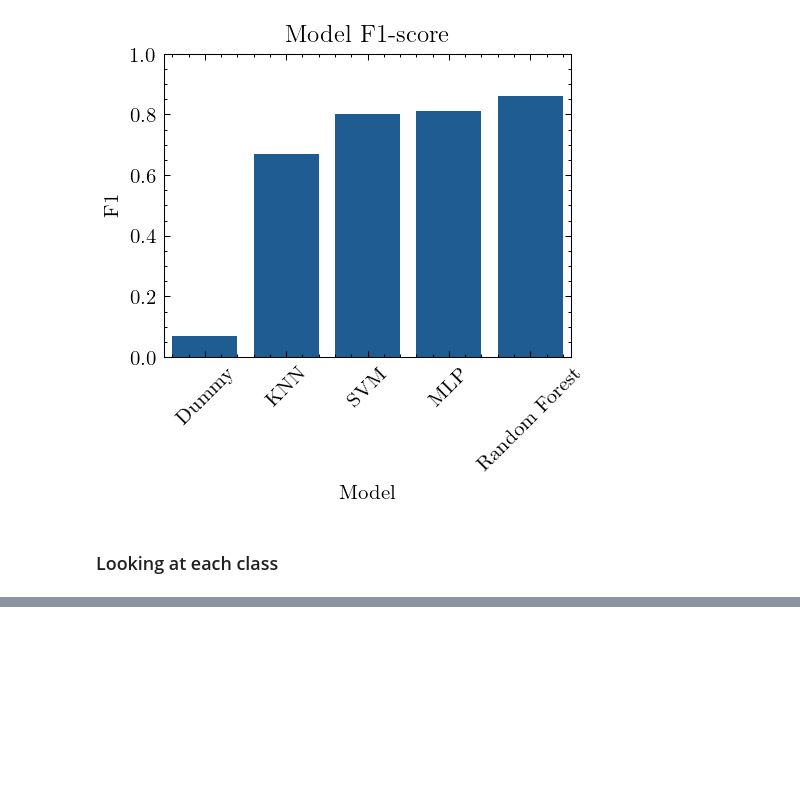
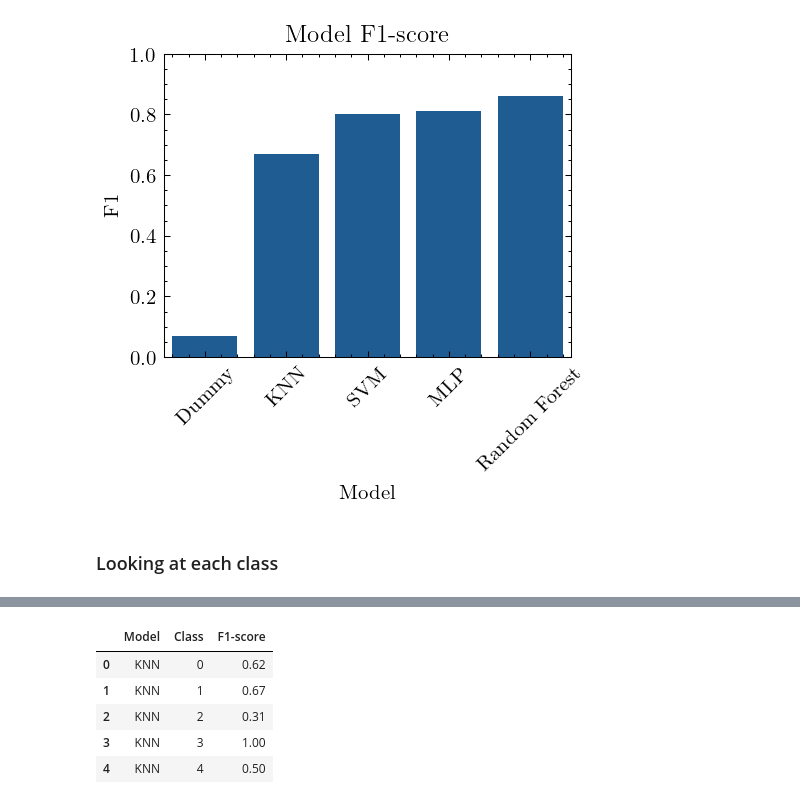
Before and after one commit to FilippoUslenghi/audio-pattern, a Jupyter notebook: project.ipynb, the cells around one changed output, grey strips where cells are left out. Saved outputs shown, nothing was run; the diff lists cells and outputs as text; code cells hidden in the pictures; blank space fills up the shorter version.

Commit message:
ultimated f1-score plot

```diff
--- a/project.ipynb
+++ b/project.ipynb
@@ -930,2 +747,101 @@ df.head()
+# %%
+data = {
+    "Model": [
+        "KNN",
+        "KNN",
+        "KNN",
+        "KNN",
+        "KNN",
+        "KNN",
+        "KNN",
+        "KNN",
+        "KNN",
+        "KNN",
+        "SVM",
+        "SVM",
+        "SVM",
+        "SVM",
+        "SVM",
+        "SVM",
+        "SVM",
+        "SVM",
+        "SVM",
+        "SVM",
+        "MLP",
+        "MLP",
+        "MLP",
+        "MLP",
+        "MLP",
+        "MLP",
+        "MLP",
+        "MLP",
+        "MLP",
+        "MLP",
+        "Random Forest",
+        "Random Forest",
+        "Random Forest",
+        "Random Forest",
+        "Random Forest",
+        "Random Forest",
+        "Random Forest",
+        "Random Forest",
+        "Random Forest",
+        "Random Forest",
+    ],
+    "Class": [0, 1, 2, 3, 4, 5, 6, 7, 8, 9] * 4,
+    "F1-score": [
+        0.62,
+        0.67,
+        0.31,
+        1.00,
+        0.50,
+        0.59,
+        0.43,
+        0.86,
+        0.76,
+        0.56,
+        0.70,
+        0.80,
+        0.67,
+        0.94,
+        0.67,
+        0.67,
+        0.29,
+        0.94,
+        0.78,
+        0.82,
+        0.67,
+        0.46,
+        0.93,
+        1.00,
+        0.71,
+        0.71,
+        0.38,
+        0.94,
+        0.78,
+        0.84,
+        0.89,
+        0.71,
+        0.82,
+        0.93,
+        0.62,
+        0.62,
+        0.53,
+        1.00,
+        0.93,
+        0.78,
+    ],
+}
+
+df = pd.DataFrame(data)
+df.to_csv("class_results.csv", index=False)
+df.head()
+# %% [output]
+|  | Model | Class | F1-score |
+| 0 | KNN | 0 | 0.62 |
+| 1 | KNN | 1 | 0.67 |
+| 2 | KNN | 2 | 0.31 |
+| 3 | KNN | 3 | 1.00 |
+| 4 | KNN | 4 | 0.50 |
 # %%
 # Plot class results
```
Also changed, not shown: parts of 2 cells of this notebook, 3 other files.
